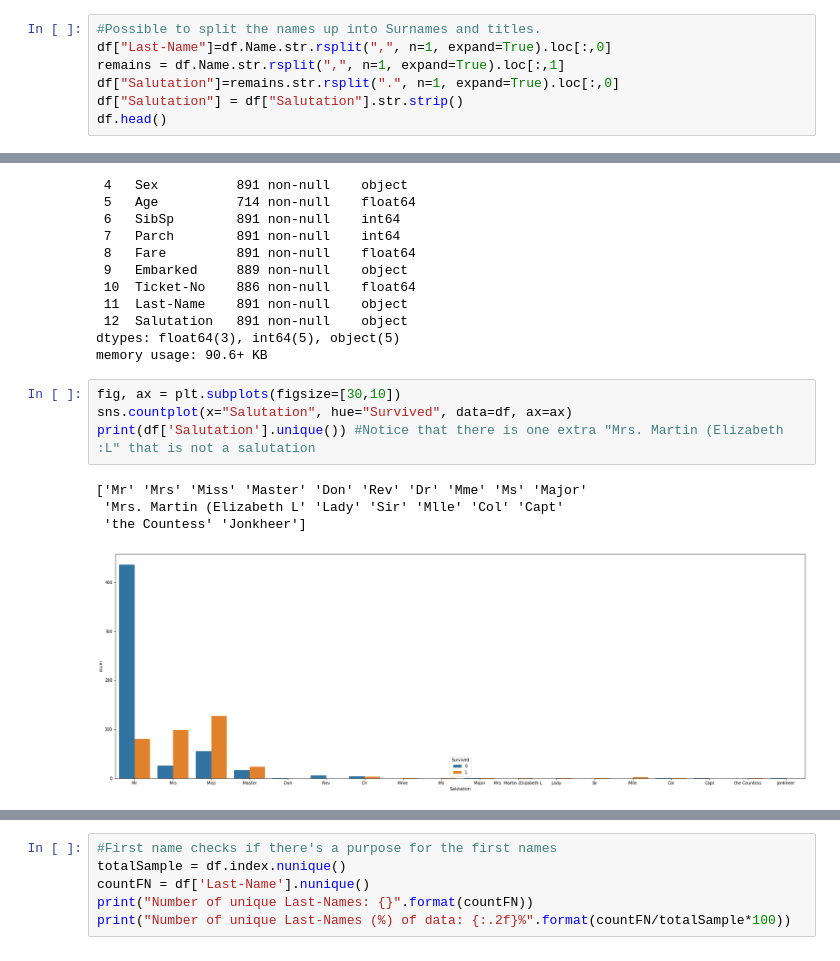
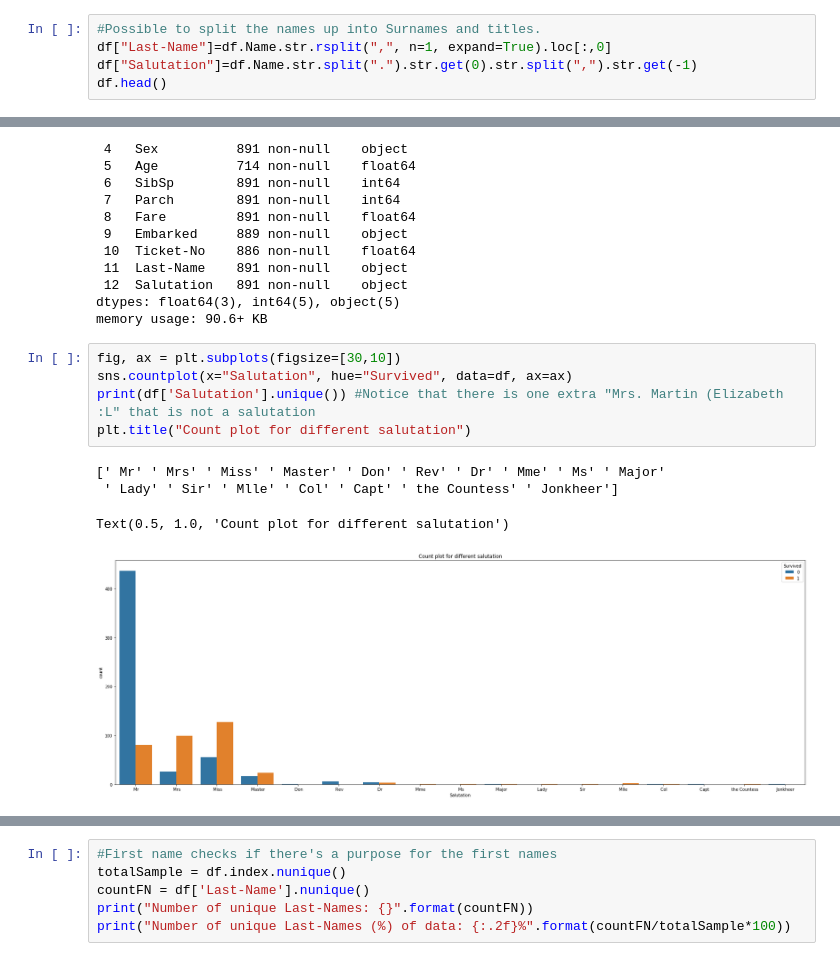
Before and after one commit to dexterch91/CA1-ML-Submission, a Jupyter notebook: CA1-Dexter Chew.ipynb, the cells around one changed output, grey strips where cells are left out. Cells and saved outputs as stored; diff of their text form.

```diff
--- a/CA1-Dexter Chew.ipynb
+++ b/CA1-Dexter Chew.ipynb
@@ -526,9 +535,7 @@ df.head()
 # %%
 #Possible to split the names up into Surnames and titles.
 df["Last-Name"]=df.Name.str.rsplit(",", n=1, expand=True).loc[:,0]
-remains = df.Name.str.rsplit(",", n=1, expand=True).loc[:,1]
-df["Salutation"]=remains.str.rsplit(".", n=1, expand=True).loc[:,0]
-df["Salutation"] = df["Salutation"].str.strip()
+df["Salutation"]=df.Name.str.split(".").str.get(0).str.split(",").str.get(-1)
 df.head()
 # %% [output]
 |  | PassengerId | Survived | Pclass | Name | Sex | Age | SibSp | Parch | Fare | Embarked | ... |
@@ -563,9 +570,10 @@ memory usage: 90.6+ KB
 # %%
 fig, ax = plt.subplots(figsize=[30,10])
 sns.countplot(x="Salutation", hue="Survived", data=df, ax=ax)
 print(df['Salutation'].unique()) #Notice that there is one extra "Mrs. Martin (Elizabeth :L" that is not a salutation
+plt.title("Count plot for different salutation")
 # %% [output]
-['Mr' 'Mrs' 'Miss' 'Master' 'Don' 'Rev' 'Dr' 'Mme' 'Ms' 'Major'
- 'Mrs. Martin (Elizabeth L' 'Lady' 'Sir' 'Mlle' 'Col' 'Capt'
- 'the Countess' 'Jonkheer']
+[' Mr' ' Mrs' ' Miss' ' Master' ' Don' ' Rev' ' Dr' ' Mme' ' Ms' ' Major'
+ ' Lady' ' Sir' ' Mlle' ' Col' ' Capt' ' the Countess' ' Jonkheer']
+Text(0.5, 1.0, 'Count plot for different salutation')
-[figure, old version]
+[figure, new version]
```
Also changed, not shown: parts of 11 cells of this notebook.
